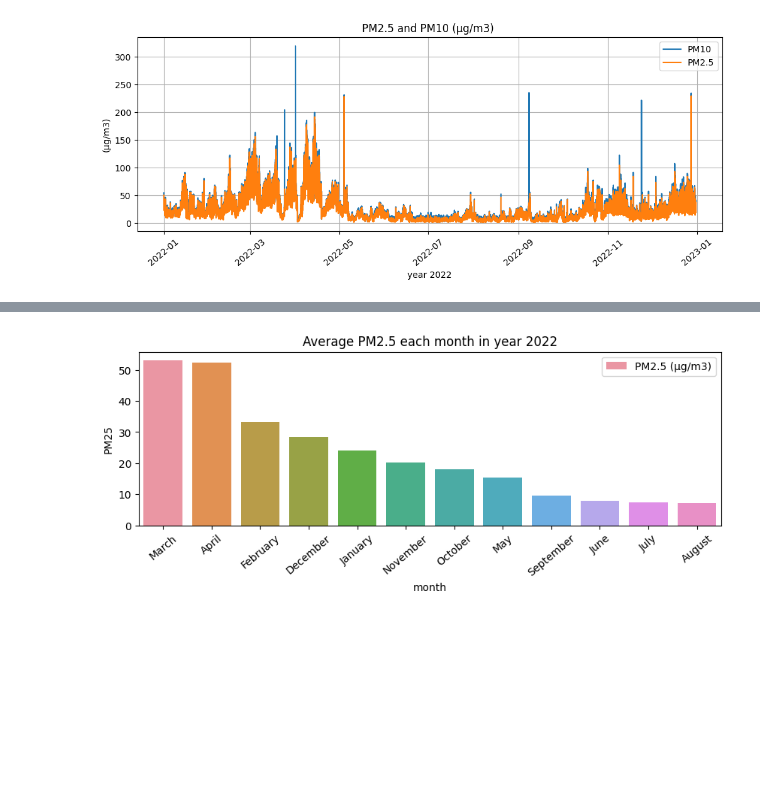
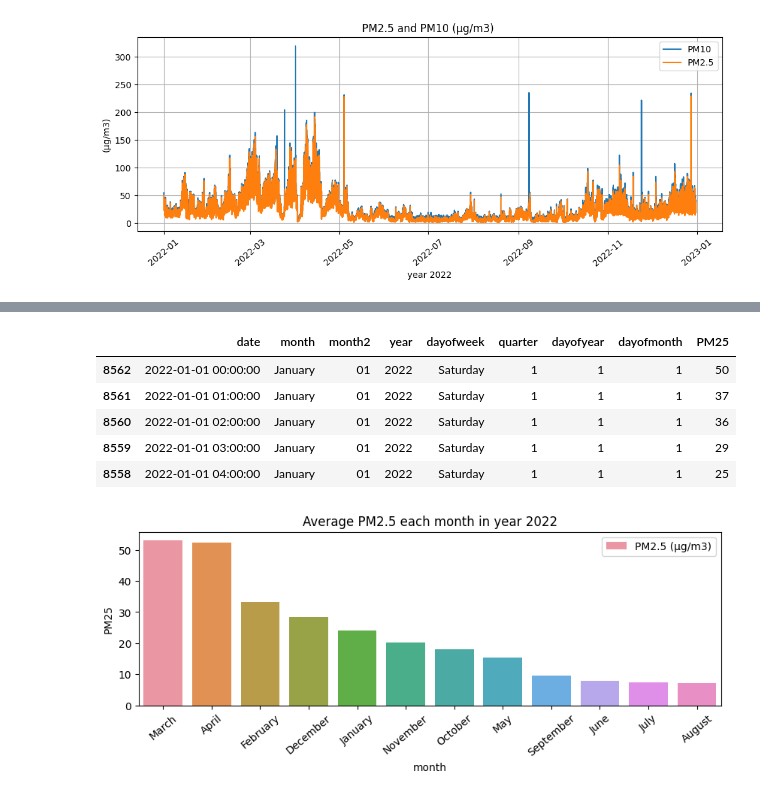
Before and after one commit to akaddman/ml_data, a Jupyter notebook: The_Relationship_of_PM2_5_and_PM10_with_Respiratory_Disease_Incidence_in_Mueang_Chiang_Mai.ipynb, the cells around one changed output, grey strips where cells are left out. Saved outputs shown, nothing was run; the diff lists cells and outputs as text; code cells hidden in the pictures; blank space fills up the shorter version.

```diff
--- a/The_Relationship_of_PM2_5_and_PM10_with_Respiratory_Disease_Incidence_in_Mueang_Chiang_Mai.ipynb
+++ b/The_Relationship_of_PM2_5_and_PM10_with_Respiratory_Disease_Incidence_in_Mueang_Chiang_Mai.ipynb
@@ -135,3 +152,12 @@ inf('\u2714 Setting Complete!!! ','success', '300px')
+# %%
+df_new.head()
+# %% [output]
+|  | date | month | month2 | year | dayofweek | quarter | dayofyear | dayofmonth | PM25 |
+| 8562 | 2022-01-01 00:00:00 | January | 01 | 2022 | Saturday | 1 | 1 | 1 | 50 |
+| 8561 | 2022-01-01 01:00:00 | January | 01 | 2022 | Saturday | 1 | 1 | 1 | 37 |
+| 8560 | 2022-01-01 02:00:00 | January | 01 | 2022 | Saturday | 1 | 1 | 1 | 36 |
+| 8559 | 2022-01-01 03:00:00 | January | 01 | 2022 | Saturday | 1 | 1 | 1 | 29 |
+| 8558 | 2022-01-01 04:00:00 | January | 01 | 2022 | Saturday | 1 | 1 | 1 | 25 |
 # %%
 # @title 3.5 Plotting Average Graph PM2.5 in Chaing mai, 2022
 plt.figure(figsize=(10,3))
```
Also changed, not shown: parts of 13 cells of this notebook, 3 other files.
